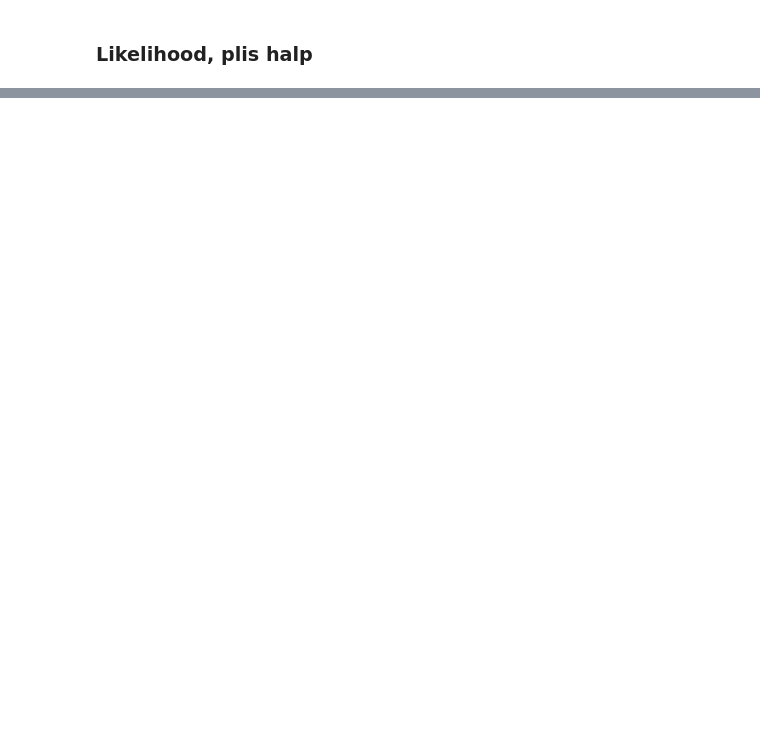
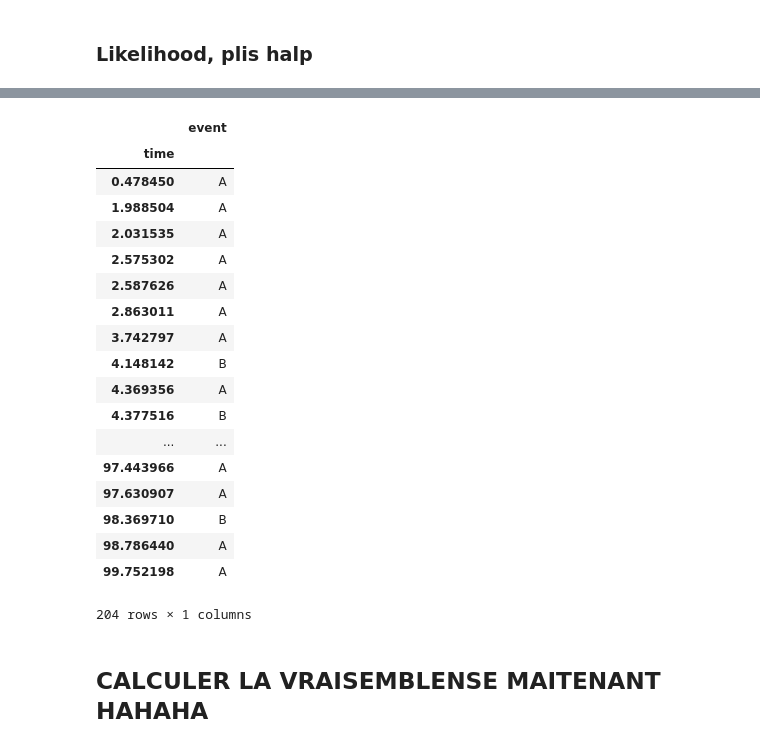
Before and after one commit to mok33/GMEs_experiments, a Jupyter notebook: Poissons-Nets.ipynb, the cells around one changed output, grey strips where cells are left out. Drawn from its saved outputs; the diff is of its cells as text; code cells hidden in the pictures; blank space fills up the shorter version.

```diff
--- a/Poissons-Nets.ipynb
+++ b/Poissons-Nets.ipynb
@@ -354,0 +484,2 @@ Name: event, dtype: int64
+# %%
+A_t, B_t = pd.Series(T[0]), pd.Series(T[1])
@@ -354,0 +506,32 @@ Name: event, dtype: int64
+# %%
+t_s = pd.concat([A_t, B_t])
+# %%
+sampled_data = pd.DataFrame(data={'time': t_s, 'event': 'B'})
+# %%
+sampled_data.set_index('time', inplace = True)
+sampled_data.sort_index(inplace=True)
+sampled_data.loc[A_t.values, 'event'] = 'A'
+# %%
+sampled_data
+# %% [output]
+|  | event |
+| time |  |
+| 0.478450 | A |
+| 1.988504 | A |
+| 2.031535 | A |
+| 2.575302 | A |
+| 2.587626 | A |
+| 2.863011 | A |
+| 3.742797 | A |
+| 4.148142 | B |
+| 4.369356 | A |
+| 4.377516 | B |
+| ... | ... |
+| 97.443966 | A |
+| 97.630907 | A |
+| 98.369710 | B |
+| 98.786440 | A |
+| 99.752198 | A |
+204 rows × 1 columns
+# %% [markdown]
+## CALCULER LA VRAISEMBLENSE MAITENANT HAHAHA
```
Also changed, not shown: parts of 23 cells of this notebook.
